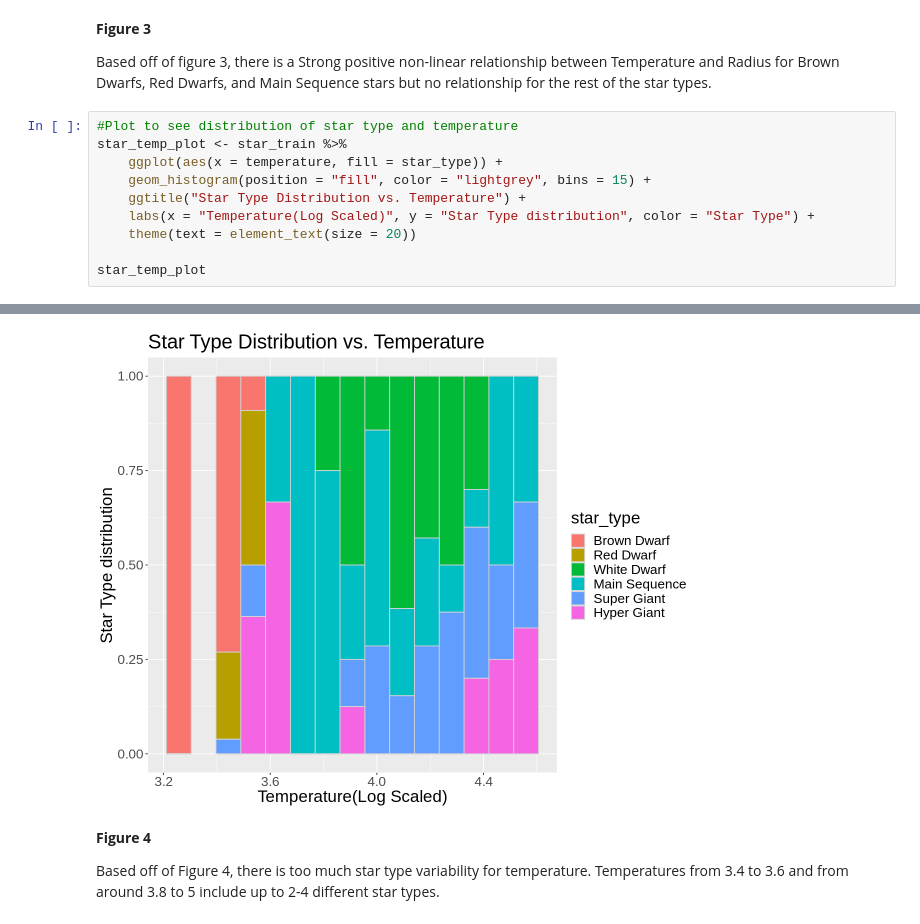
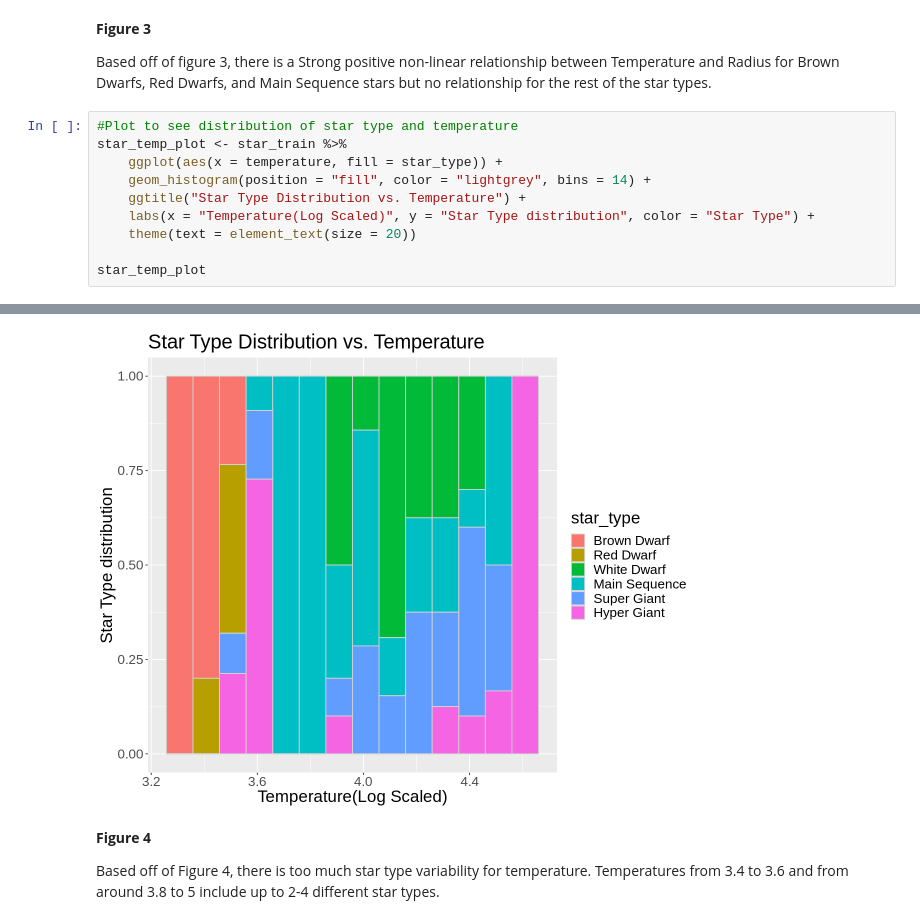
Before and after one commit to KarnS1o3/DSCI-project, a Jupyter notebook: Final_Report.ipynb, the cells around one changed output, grey strips where cells are left out. Saved outputs shown, nothing was run; the diff lists cells and outputs as text.

```diff
--- a/Final_Report.ipynb
+++ b/Final_Report.ipynb
@@ -207,7 +207,7 @@ Based off of figure 3, there is a Strong positive non-linear relationship betwee
 #Plot to see distribution of star type and temperature
 star_temp_plot <- star_train %>%
     ggplot(aes(x = temperature, fill = star_type)) +
-    geom_histogram(position = "fill", color = "lightgrey", bins = 15) +
+    geom_histogram(position = "fill", color = "lightgrey", bins = 14) +
     ggtitle("Star Type Distribution vs. Temperature") +
     labs(x = "Temperature(Log Scaled)", y = "Star Type distribution", color = "Star Type") +
     theme(text = element_text(size = 20))
@@ -219,4 +217,4 @@ Warning message:
-[figure, old version]
+[figure, new version]
 # %% [markdown]
 **Figure 4**
 
```
Also changed, not shown: parts of 2 cells of this notebook.
